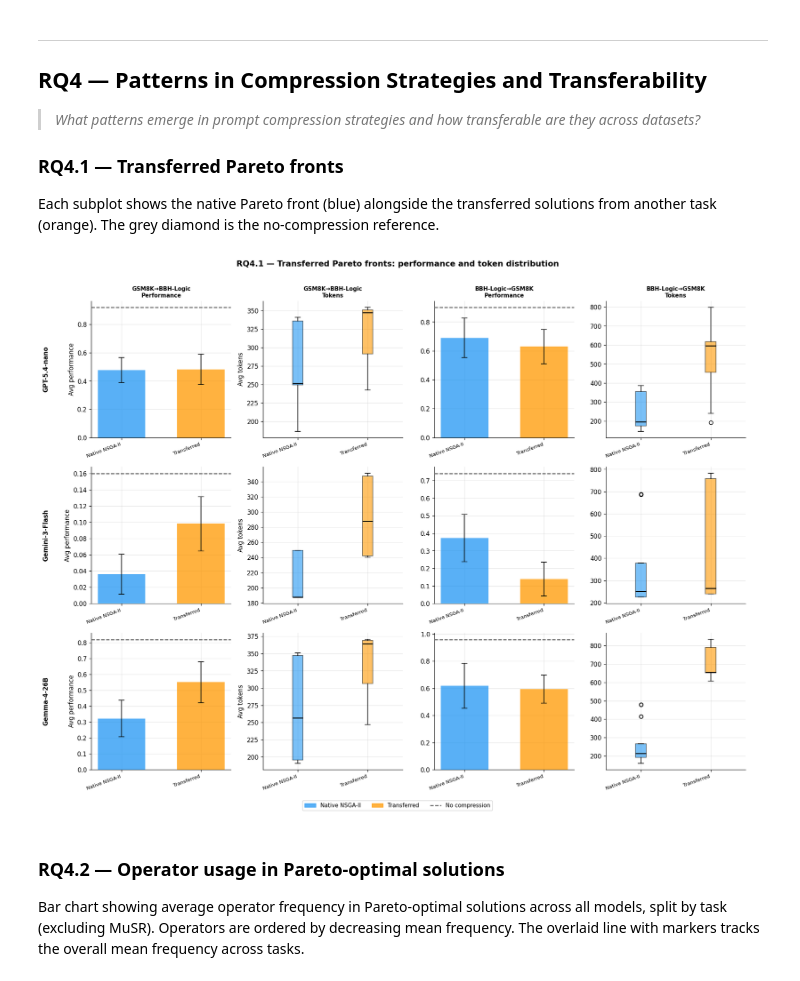
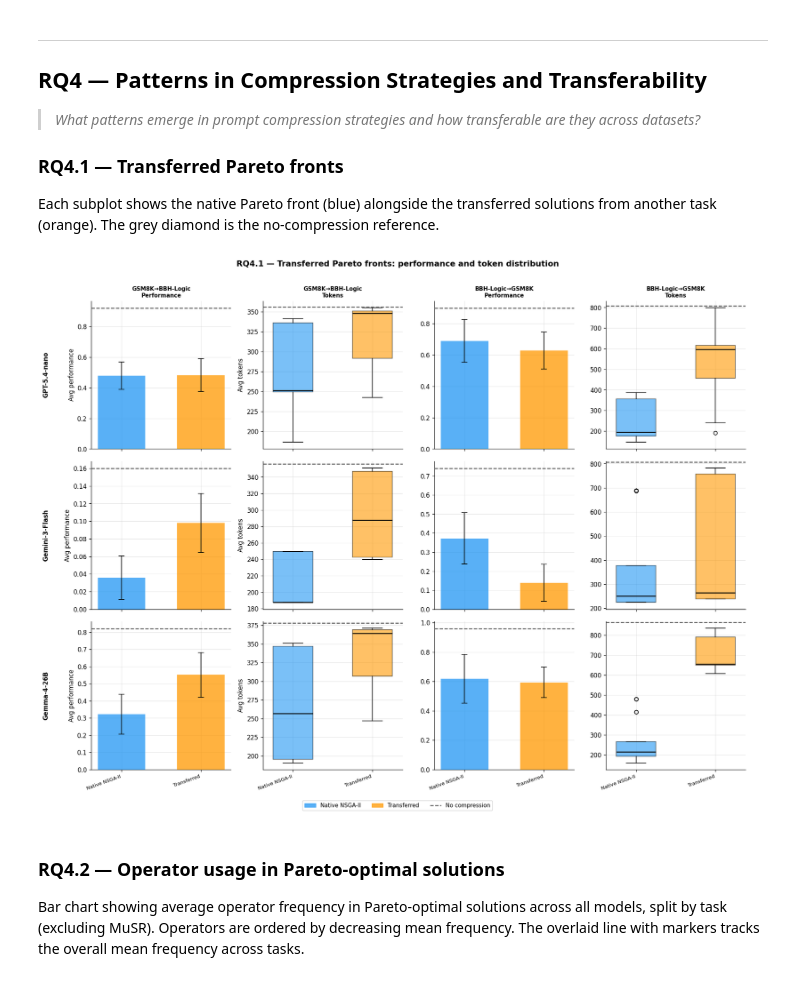
Before and after one commit to vincenzo-scotti/prompt_compression, a Jupyter notebook: notebooks/visualizations.ipynb, the cells around one changed output. Drawn from its saved outputs; the diff is of its cells as text; code cells hidden in the pictures.

Commit message:
Update visualization notebook

```diff
--- a/notebooks/visualizations.ipynb
+++ b/notebooks/visualizations.ipynb
@@ -632,12 +632,15 @@ def rq4_transfer_grid():
     # Each pair has 2 sub-columns: [perf bar, token dist]
     ncols = 2 * len(pairs_avail)
     fig, axes = plt.subplots(nrows, ncols,
-                             figsize=(4.0 * ncols, 4 * nrows), squeeze=False)
+                             figsize=(4.0 * ncols, 4 * nrows),
+                             squeeze=False, sharex='all')
 
     bar_labels  = ['Native NSGA-II', 'Transferred']
     bar_colors  = [NSGA2_COLOR, '#FF9800']
+    x_positions = [0, 1]
 
     for ri, (mlabel, mdir) in enumerate(models_with_transfer):
+        is_bottom_row = (ri == nrows - 1)
         for pi, (src, tgt) in enumerate(pairs_avail):
             src_lbl = TASK_LABEL_MAP.get(src, src)
             tgt_lbl = TASK_LABEL_MAP.get(tgt, tgt)
@@ -674,63 +677,74 @@ def rq4_transfer_grid():
                                   for s in tr['solutions']])
 
             # No-compression reference
-            nc_perf = None
+            nc_perf   = None
+            nc_tokens = None
             if nat:
                 ref = next((b for b in nat['baselines'] if b['name'] == 'no_compression'), None)
                 if ref:
-                    nc_perf = ref.get('test_avg_performance') or ref['search_avg_performance']
+                    nc_perf   = ref.get('test_avg_performance') or ref['search_avg_performance']
+                    nc_tokens = ref.get('test_avg_tokens')       or ref['search_avg_tokens']
 
             # ── Left: performance bar chart with 95% CI ───────────────────
-            for pos, (label, data) in enumerate(zip(bar_labels, [nat_perfs, tr_perfs])):
+            for pos, (label, data) in zip(x_positions, zip(bar_labels, [nat_perfs, tr_perfs])):
                 if len(data) == 0:
                     continue
                 mean_val = np.mean(data)
                 ci_val = 1.96 * np.std(data, ddof=1) / np.sqrt(len(data)) if len(data) > 1 else 0
                 ax_perf.bar(pos, mean_val, width=0.6, color=bar_colors[pos], alpha=0.75,
-                            label=label, zorder=3)
+                            zorder=3)
                 ax_perf.errorbar(pos, mean_val, yerr=ci_val, fmt='none',
                                  color='black', capsize=5, linewidth=1.2, zorder=4)
 
             if nc_perf is not None:
-                ax_perf.axhline(nc_perf, color='#555555', lw=1.5, ls='--',
-                                label='No compression', zorder=5)
+                ax_perf.axhline(nc_perf, color='#555555', lw=1.5, ls='--', zorder=5)
 
-            ax_perf.set_xticks([0, 1])
-            ax_perf.set_xticklabels(bar_labels, rotation=20, ha='right', fontsize=8)
+            ax_perf.set_xticks(x_positions)
             ax_perf.set_ylabel('Avg performance' if pi == 0 else '')
             ax_perf.set_ylim(bottom=0)
+            if is_bottom_row:
+                ax_perf.set_xticklabels(bar_labels, rotation=20, ha='right', fontsize=8)
 
-            # ── Right: token distribution box plot ────────────────────────
+            # ── Right: token distribution box plot (positions match bar chart) ──
             tok_data   = [d for d in [nat_toks, tr_toks] if len(d) > 0]
-            tok_labels = [l for l, d in zip(bar_labels, [nat_toks, tr_toks]) if len(d) > 0]
+            tok_labels_present = [l for l, d in zip(bar_labels, [nat_toks, tr_toks]) if len(d) > 0]
             tok_colors = [c for c, d in zip(bar_colors, [nat_toks, tr_toks]) if len(d) > 0]
+            tok_positions = [p for p, d in zip(x_positions, [nat_toks, tr_toks]) if len(d) > 0]
 
             if tok_data:
-                bp = ax_tok.boxplot(tok_data, labels=tok_labels, patch_artist=True,
-                                    medianprops=dict(color='black', lw=1.5))
+                bp = ax_tok.boxplot(tok_data, positions=tok_positions,
+                                    widths=0.5, patch_artist=True,
+                                    medianprops=dict(color='black', lw=1.5),
+                                    manage_ticks=False)
                 for patch, color in zip(bp['boxes'], tok_colors):
                     patch.set_facecolor(color)
                     patch.set_alpha(0.6)
+
+            if nc_tokens is not None:
+                ax_tok.axhline(nc_tokens, color='#555555', lw=1.5, ls='--', zorder=5)
+
+            ax_tok.set_xticks(x_positions)
             ax_tok.set_ylabel('Avg tokens' if pi == 0 else '')
-            ax_tok.set_xticklabels(tok_labels, rotation=20, ha='right', fontsize=8)
+            if is_bottom_row:
+                ax_tok.set_xticklabels(tok_labels_present, rotation=20, ha='right', fontsize=8)
 
     # Shared legend
     legend_elements = [
         plt.Rectangle((0, 0), 1, 1, color=NSGA2_COLOR, alpha=0.75, label='Native NSGA-II'),
         plt.Rectangle((0, 0), 1, 1, color='#FF9800',   alpha=0.75, label='Transferred'),
         plt.Line2D([0], [0], color='#555555', lw=1.5, ls='--', label='No compression'),
     ]
     fig.legend(handles=legend_elements, loc='lower center', ncol=3,
                bbox_to_anchor=(0.5, -0.03), frameon=True, fontsize=9)
     fig.suptitle('RQ4.1 — Transferred Pareto fronts: performance and token distribution',
                  fontsize=13, fontweight='bold', y=1.01)
     plt.tight_layout()
     plt.show()
 
 
 rq4_transfer_grid()
 # %% [output]
-[figure, old version]
+[figure, new version]
 # %% [markdown]
 ### RQ4.2 — Operator usage in Pareto-optimal solutions
 
```
